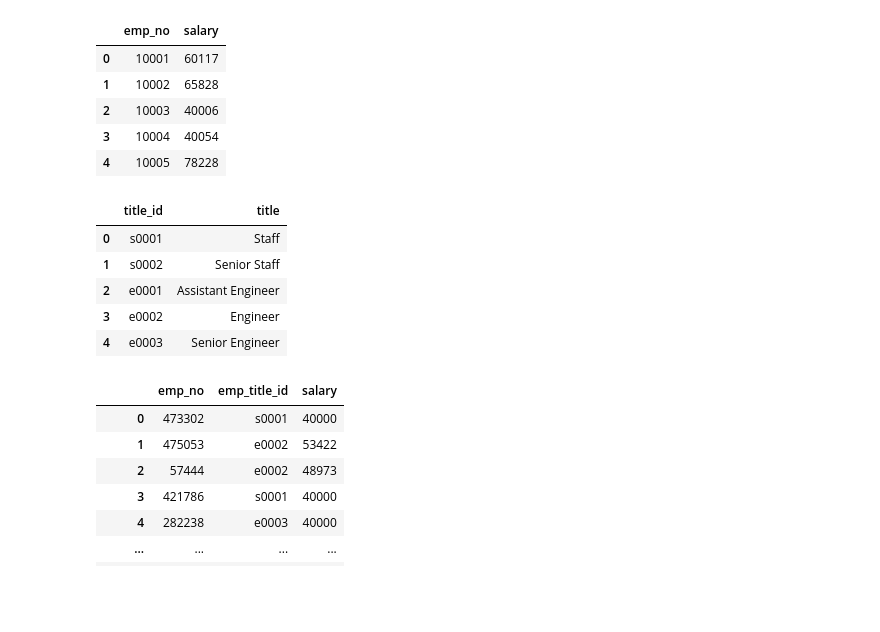
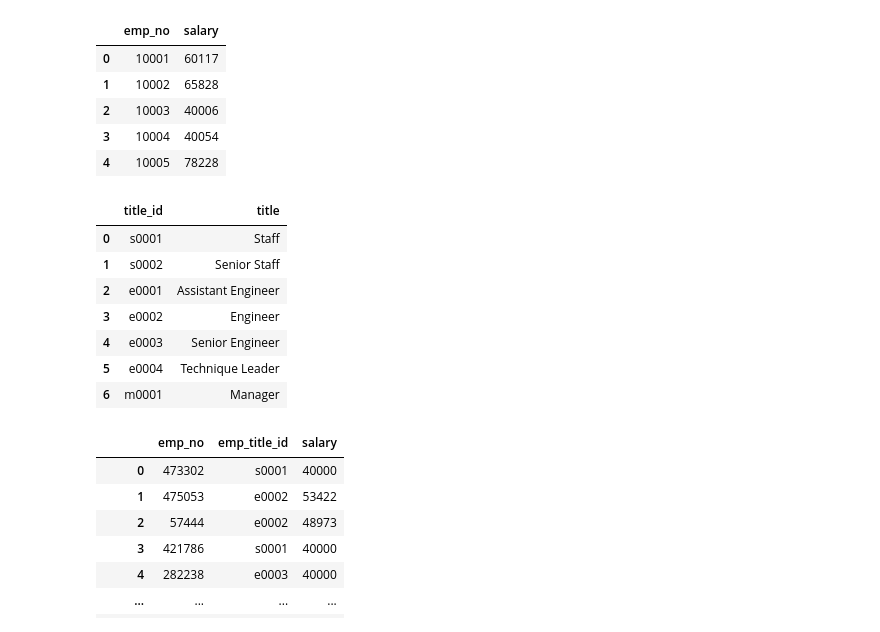
Before and after one commit to khartmann5/sql-challenge, a Jupyter notebook: Bonus_Analysis.ipynb, the cells around one changed output. Cells and saved outputs as stored; diff of their text form; code cells hidden in the pictures; blank space fills up the shorter version.

```diff
--- a/Bonus_Analysis.ipynb
+++ b/Bonus_Analysis.ipynb
@@ -37,14 +36,16 @@ salaries.head()
 # %%
 # Import titles table
 titles = pd.read_sql('SELECT * FROM titles', conn)
-titles.head()
+titles
 # %% [output]
 |  | title_id | title |
 | 0 | s0001 | Staff |
 | 1 | s0002 | Senior Staff |
 | 2 | e0001 | Assistant Engineer |
 | 3 | e0002 | Engineer |
 | 4 | e0003 | Senior Engineer |
+| 5 | e0004 | Technique Leader |
+| 6 | m0001 | Manager |
 # %%
 # Merge employees and salaries tables
 emp_salaries = pd.merge(employees, salaries, on='emp_no', how="inner")
```
Also changed, not shown: parts of 4 cells of this notebook, 2 other files.
